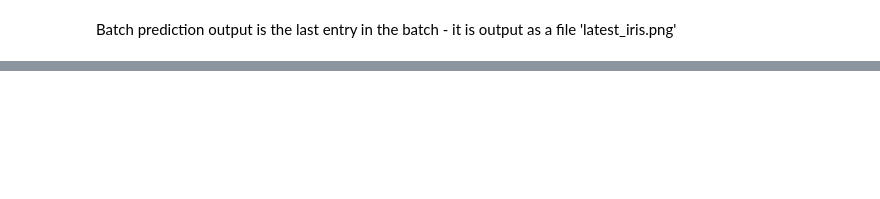
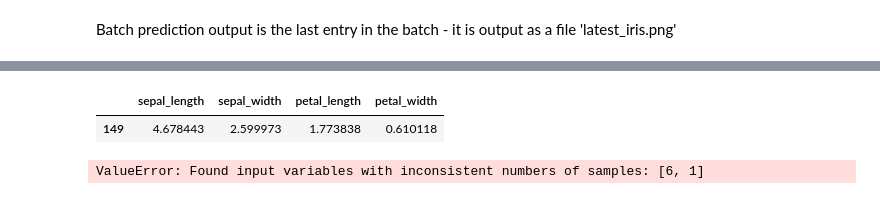
Before and after one commit to featurestoreorg/serverless-ml-course, a Jupyter notebook: src/01-module/iris-batch-inference-pipeline.ipynb, the cells around one changed output, grey strips where cells are left out. Cells and saved outputs as stored; diff of their text form; code cells hidden in the pictures; blank space fills up the shorter version.

```diff
--- a/src/01-module/iris-batch-inference-pipeline.ipynb
+++ b/src/01-module/iris-batch-inference-pipeline.ipynb
@@ -119,0 +240,22 @@ fig.savefig("../../assets/confusion_matrix.png")
+# %%
+X = batch_data.iloc[-1:]
+y = label
+# %%
+X
+# %% [output]
+|  | sepal_length | sepal_width | petal_length | petal_width |
+| 149 | 4.678443 | 2.599973 | 1.773838 | 0.610118 |
+# %%
+from sklearn.inspection import permutation_importance
+from matplotlib import pyplot
+
+
+results = permutation_importance(model, X, y, scoring='accuracy')
+
+importance = results.importances_mean
+for i,v in enumerate(importance):
+    print('Feature: %0d, Score: %.5f' % (i,v))
+    pyplot.bar([x for x in range(len(importance))], importance)
+pyplot.show()
+# %% [output]
+ValueError: Found input variables with inconsistent numbers of samples: [6, 1]
```
Also changed, not shown: parts of 13 cells of this notebook, 3 other files.
